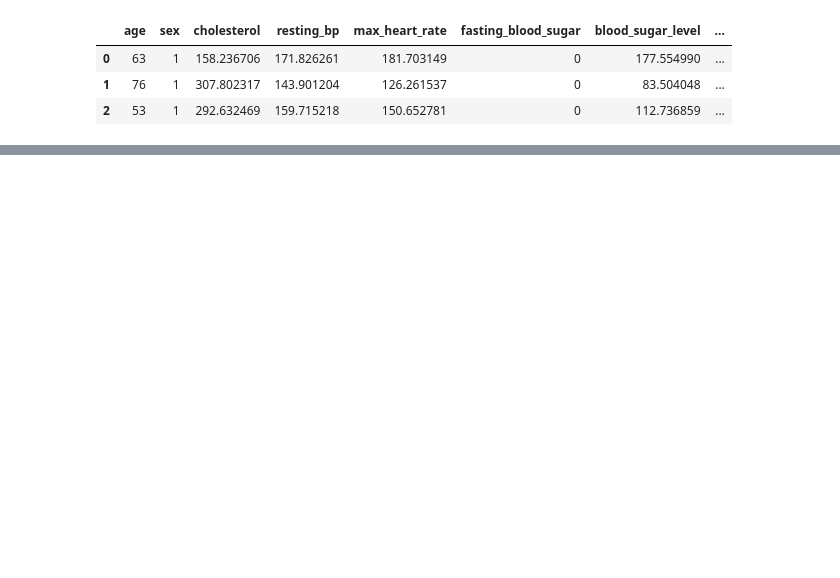
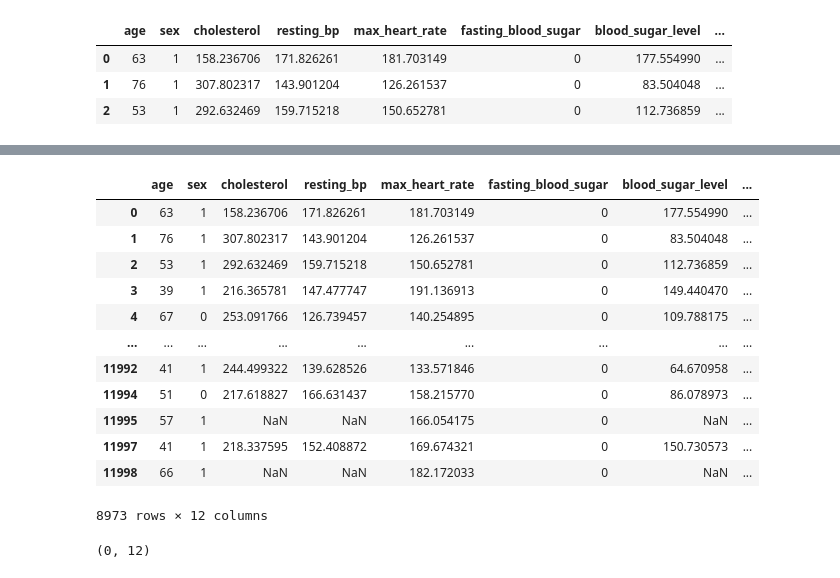
Before and after one commit to saaaaaaaaaaaaaad56/CodeAlpha_Disease_prediction, a Jupyter notebook: overview.ipynb, the cells around one changed output, grey strips where cells are left out. Saved outputs shown, nothing was run; the diff lists cells and outputs as text; code cells hidden in the pictures; blank space fills up the shorter version.

```diff
--- a/overview.ipynb
+++ b/overview.ipynb
@@ -225,0 +192,20 @@ df.head(3)
+# %%
+df[df['fasting_blood_sugar'] == 0]
+# %% [output]
+|  | age | sex | cholesterol | resting_bp | max_heart_rate | fasting_blood_sugar | blood_sugar_level | ... |
+| 0 | 63 | 1 | 158.236706 | 171.826261 | 181.703149 | 0 | 177.554990 | ... |
+| 1 | 76 | 1 | 307.802317 | 143.901204 | 126.261537 | 0 | 83.504048 | ... |
+| 2 | 53 | 1 | 292.632469 | 159.715218 | 150.652781 | 0 | 112.736859 | ... |
+| 3 | 39 | 1 | 216.365781 | 147.477747 | 191.136913 | 0 | 149.440470 | ... |
+| 4 | 67 | 0 | 253.091766 | 126.739457 | 140.254895 | 0 | 109.788175 | ... |
+| ... | ... | ... | ... | ... | ... | ... | ... | ... |
+| 11992 | 41 | 1 | 244.499322 | 139.628526 | 133.571846 | 0 | 64.670958 | ... |
+| 11994 | 51 | 0 | 217.618827 | 166.631437 | 158.215770 | 0 | 86.078973 | ... |
+| 11995 | 57 | 1 | NaN | NaN | 166.054175 | 0 | NaN | ... |
+| 11997 | 41 | 1 | 218.337595 | 152.408872 | 169.674321 | 0 | 150.730573 | ... |
+| 11998 | 66 | 1 | NaN | NaN | 182.172033 | 0 | NaN | ... |
+8973 rows × 12 columns
+# %%
+df[df['blood_sugar_level'] == 0].shape
+# %% [output]
+(0, 12)
```
Also changed, not shown: parts of 9 cells of this notebook, 1 other file.
